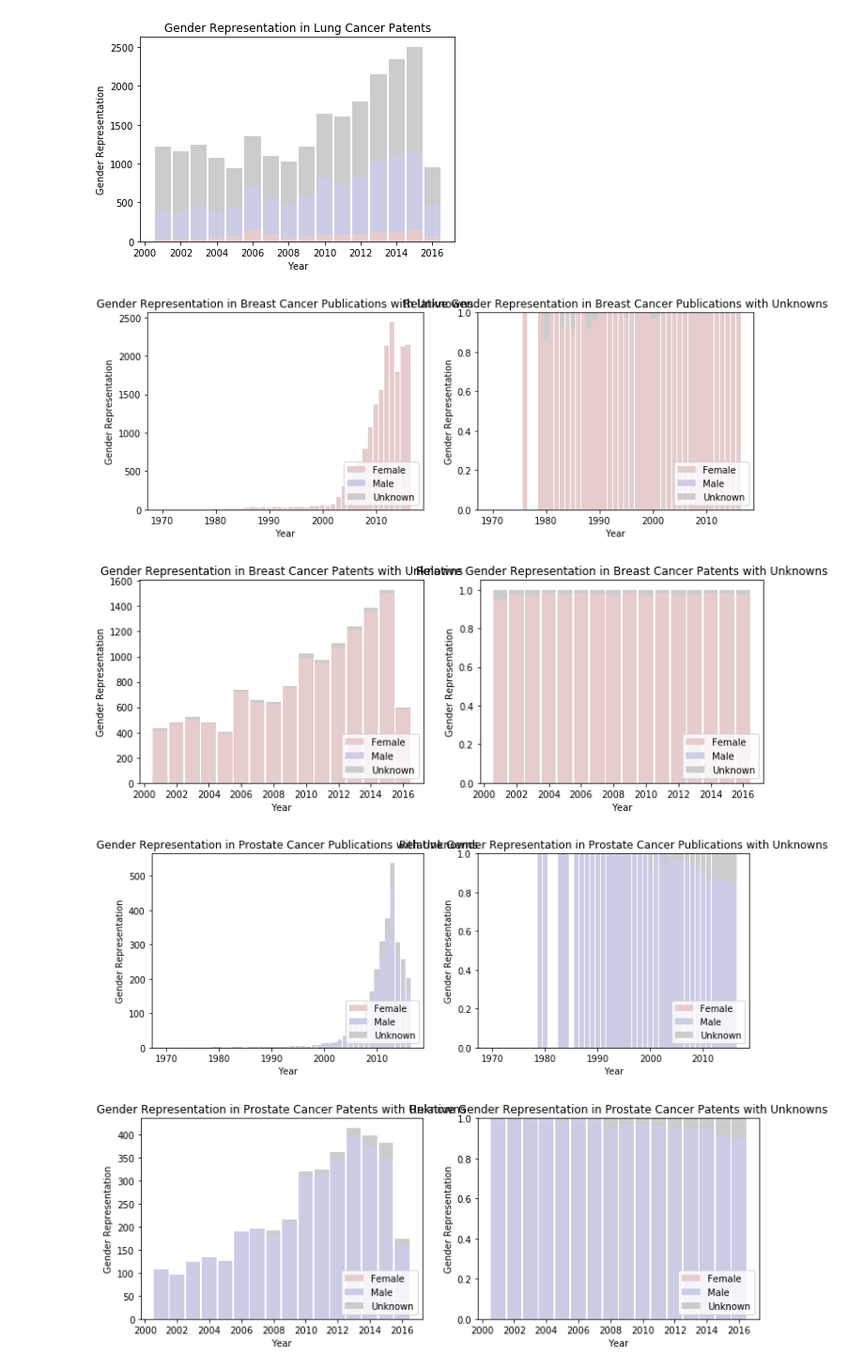
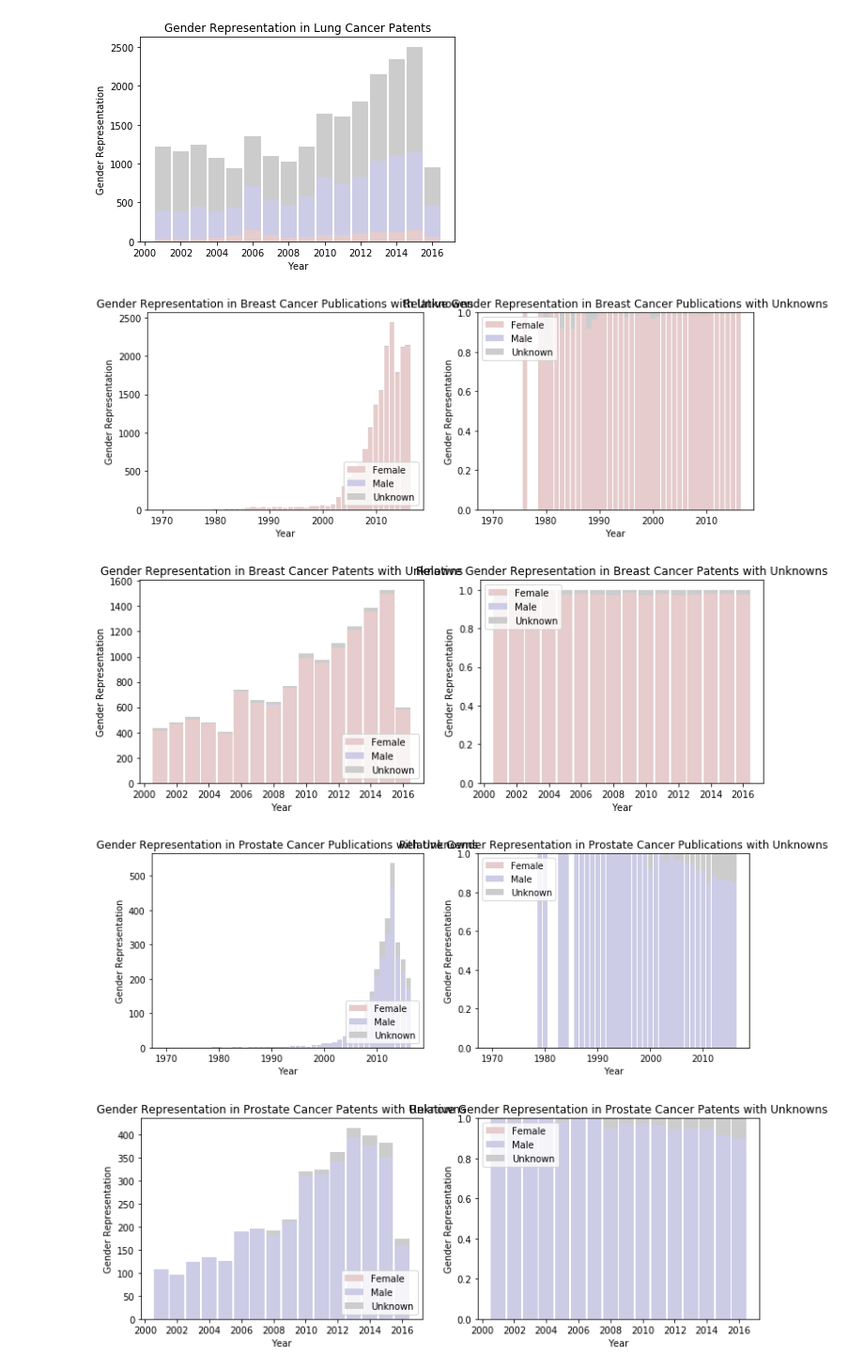
Before and after one commit to jesnyder/CellLines, a Jupyter notebook: Analysis/Analysis.ipynb, the cells around one changed output. Shown: that part at 94% size. Saved outputs shown, nothing was run; the diff lists cells and outputs as text; code cells hidden in the pictures.

```diff
--- a/Analysis/Analysis.ipynb
+++ b/Analysis/Analysis.ipynb
@@ -929,35 +921,35 @@ def parse_counts_gender_percentage(source_filename, cancer_type, title):
         number = all_year_female_percentage[i]
         bar_offset.append(number)
 
     plt.bar(years, all_year_male_percentage, color=[.8, .8, .9], width=.9, bottom = bar_offset )
 
     bar_offset = []
     for i in range(len(all_year_female_percentage)):
         number = all_year_female_percentage[i] + all_year_male_percentage[i]
         bar_offset.append(number)
 
     plt.bar(years, all_year_unknown_percentage, color=[.8, .8, .8], width=.9, bottom = bar_offset)
 
     plt.title('Relative ' + title);
-    plt.legend(genders,loc='lower right')
+    plt.legend(genders,loc='upper left')
     plt.xlabel('Year');
     plt.ylabel('Gender Representation');
 
     saved_filename = os.path.join("Figures", title + '.jpg')
     plt.savefig(saved_filename, bbox_inches='tight')
     plt.show()
 
 
 parse_counts_gender_percentage("v01_PuCo.csv", "2", "Gender Representation in Breast Cancer Publications with Unknowns")
 parse_counts_gender_percentage("v01_PaCo.csv", "2", "Gender Representation in Breast Cancer Patents with Unknowns")
 
 parse_counts_gender_percentage("v01_PuCo.csv", "3", "Gender Representation in Prostate Cancer Publications with Unknowns")
 parse_counts_gender_percentage("v01_PaCo.csv", "3", "Gender Representation in Prostate Cancer Patents with Unknowns")
 
 parse_counts_gender_percentage("v01_PuCo.csv", "4", "Gender Representation in Lung Cancer Publications with Unknowns")
 parse_counts_gender_percentage("v01_PaCo.csv", "4", "Gender Representation in Lung Cancer Patents with Unknowns")
 # %% [output]
-[figure, old version]
+[figure, new version]
-[figure, old version]
+[figure, new version]
-[figure, old version]
+[figure, new version]
-[figure, old version]
+[figure, new version]
```
Also changed, not shown: parts of 6 cells of this notebook, 16 other files.
